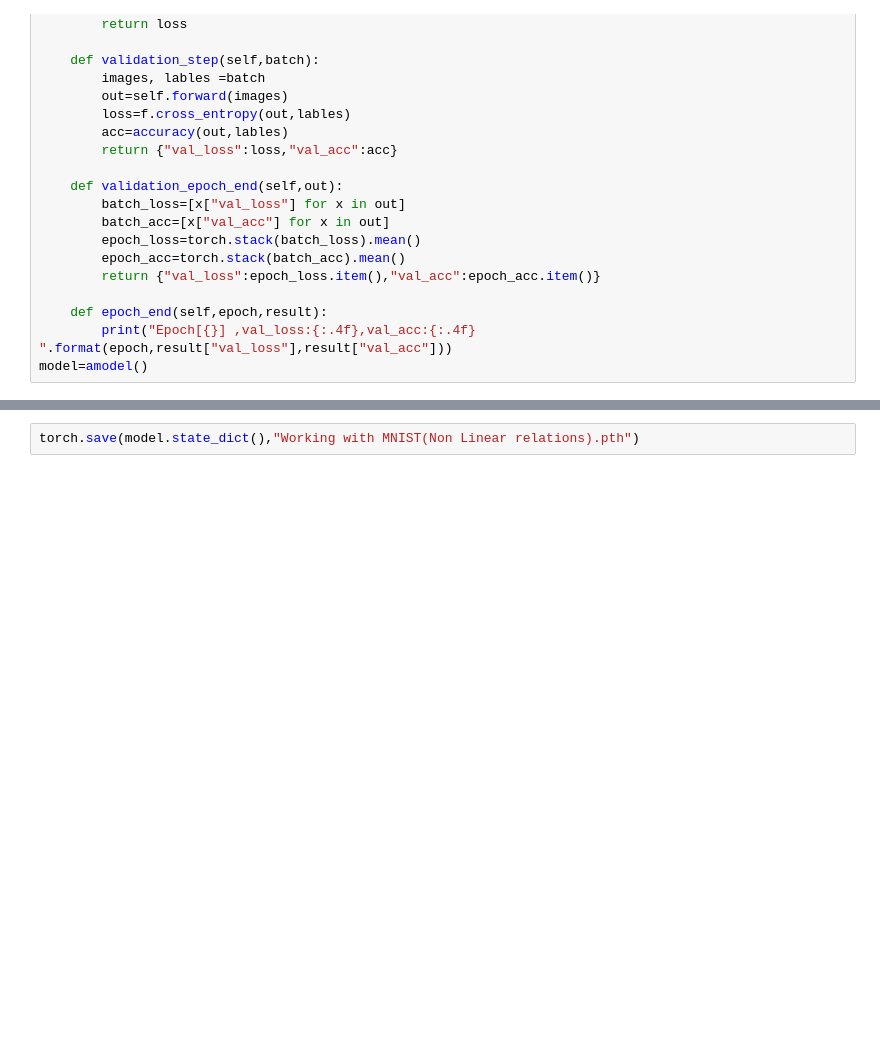
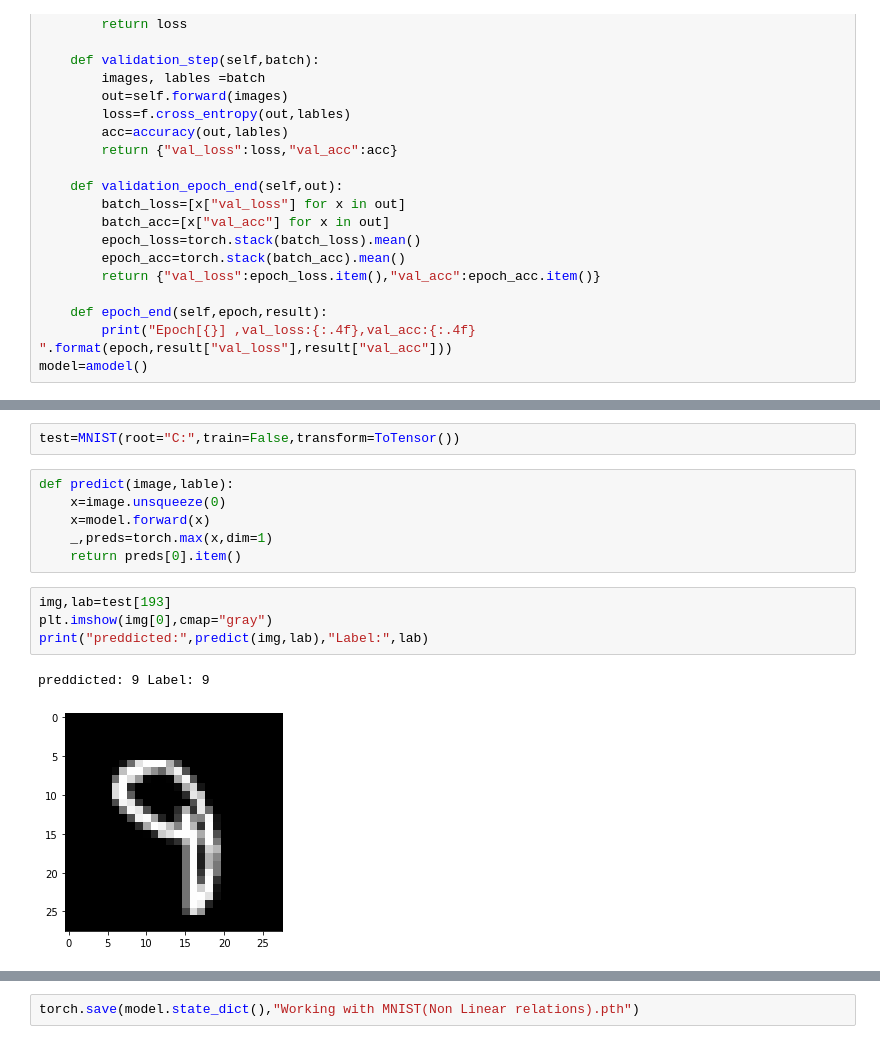
Before and after one commit to Kumaran137/MNIST, a Jupyter notebook: Working with mnist (Non Linear relations).ipynb, the cells around one changed output, grey strips where cells are left out. Drawn from its saved outputs; the diff is of its cells as text; blank space fills up the shorter version.

```diff
--- a/Working with mnist (Non Linear relations).ipynb
+++ b/Working with mnist (Non Linear relations).ipynb
@@ -118,0 +119,15 @@ Epoch[5] ,val_loss:0.0891,val_acc:0.9728
+# %%
+test=MNIST(root="C:",train=False,transform=ToTensor())
+# %%
+def predict(image,lable):
+    x=image.unsqueeze(0)
+    x=model.forward(x)
+    _,preds=torch.max(x,dim=1)
+    return preds[0].item()
+# %%
+img,lab=test[193]
+plt.imshow(img[0],cmap="gray")
+print("preddicted:",predict(img,lab),"Label:",lab)
+# %% [output]
+preddicted: 9 Label: 9
+[figure, added]
```
Also changed, not shown: parts of 5 cells of this notebook, 1 other file.
